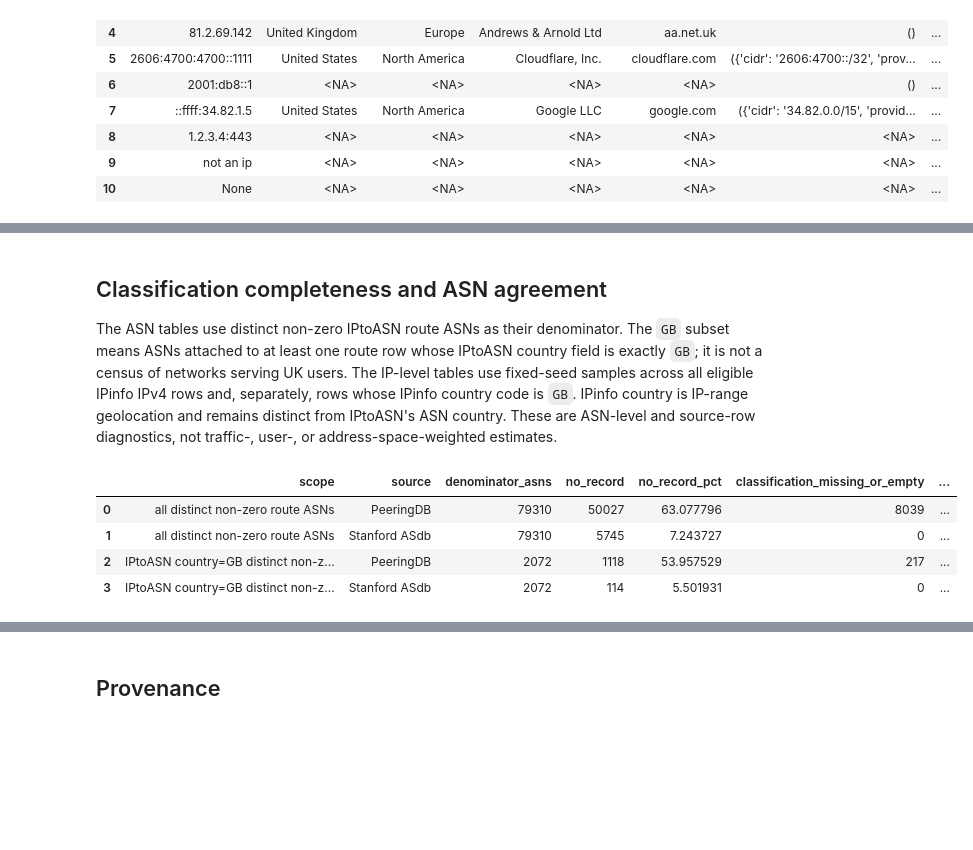
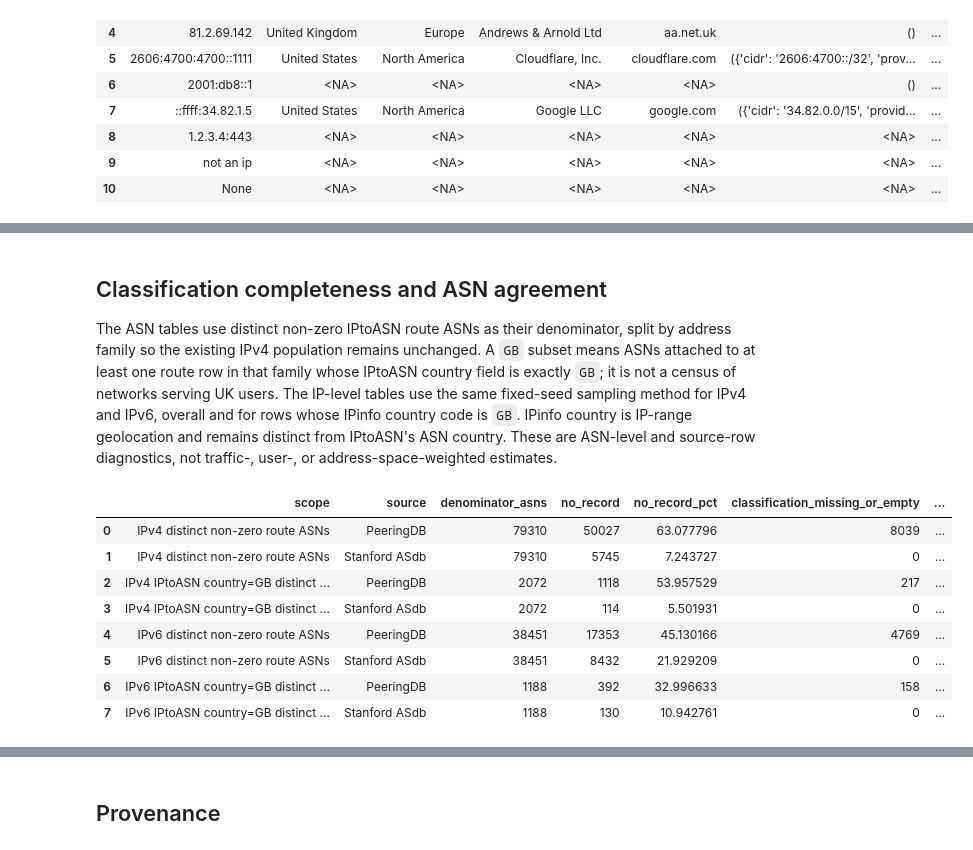
Before and after one commit to clearbranch/openbotrisk, a Jupyter notebook: notebooks/public_ip_enrichment_demo.ipynb, the cells around one changed output, grey strips where cells are left out. Drawn from its saved outputs; the diff is of its cells as text; code cells hidden in the pictures; blank space fills up the shorter version.

```diff
--- a/notebooks/public_ip_enrichment_demo.ipynb
+++ b/notebooks/public_ip_enrichment_demo.ipynb
@@ -59,7 +59,7 @@ def peeringdb_generation_time(path):
     )
 
 source_specs = [
-    {"key": "route", "source": "IPtoASN", "path": IPTOASN_PATH, "url": "https://iptoasn.com/data/ip2asn-combined.tsv.gz", "schema": "start, end, ASN, country code, description", "prior_use": "route origin/name/country", "source_updated_at": None},
+    {"key": "route", "source": "IPtoASN", "path": IPTOASN_PATH, "url": "https://iptoasn.com/data/ip2asn-combined.tsv.gz", "schema": "IPv4/IPv6 start, end, ASN, country code, description", "prior_use": "route origin/name/country", "source_updated_at": None},
     {"key": "peeringdb", "source": "PeeringDB", "path": PEERINGDB_PATH, "url": "https://www.peeringdb.com/api/net", "schema": "API network rows: ASN, name, info_types, website, scope, updated", "prior_use": "exploratory inspection only", "source_updated_at": peeringdb_generation_time(PEERINGDB_PATH)},
     {"key": "ipinfo", "source": "IPinfo Lite", "path": IPINFO_PATH, "url": "https://ipinfo.io/developers/ipinfo-lite-database", "schema": "network, country/code, continent/code, ASN, AS name/domain", "prior_use": "exploratory inspection only", "source_updated_at": None},
     {"key": "providers", "source": "rezmoss aggregate", "path": RAW / "rezmoss_all_providers.json", "url": "https://raw.githubusercontent.com/rezmoss/cloud-provider-ip-addresses/main/all_providers/all_providers.json", "schema": "CIDR, IP version, provider, service, region, last_updated", "prior_use": "provider name only", "source_updated_at": None},
@@ -159,3 +159,15 @@ source_inventory
 | 6 | X4BNet datacentre IPv4 | data/raw/ip-enrichment/2026-10-25... | newline-delimited IPv4 CIDRs | integrated | None | 2026-10-25T10:54:43+00:00 | None | 2026-10-25T10:54:43+00:00 | datacentre range flag |
 | 7 | bad-asn-list | data/raw/ip-enrichment/2026-10-25... | ASN and maintainer label CSV | integrated | None | 2026-10-25T10:54:51+00:00 | None | 2026-10-25T10:54:51+00:00 | hosting-ASN heuristic |
 | 8 | Tor bulk exit list | data/raw/ip-enrichment/2026-10-25... | newline-delimited exit IP addresses | integrated | None | 2026-10-25T10:54:51+00:00 | None | 2026-10-25T10:54:51+00:00 | dated exact-address flag |
+# %%
+#| label: route-family-inventory
+route_family_rows = []
+for ip_version in (4, 6):
+    if route is None:
+        route_family_rows.append({"family": f"IPv{ip_version}", "route_rows": pd.NA, "nonzero_route_rows": pd.NA, "distinct_nonzero_asns": pd.NA, "status": "unavailable", "reason": "IPtoASN route source unavailable"})
+        continue
+    family = route.version == ip_version
+    nonzero = family & (route.asn != 0)
+    route_family_rows.append({"family": f"IPv{ip_version}", "route_rows": int(family.sum()), "nonzero_route_rows": int(nonzero.sum()), "distinct_nonzero_asns": int(pd.Series(route.asn[nonzero]).nunique()), "status": "available", "reason": None})
+route_family_inventory = pd.DataFrame(route_family_rows)
+route_family_inventory
@@ -325,13 +352,13 @@ Name: NA share, dtype: float64
 # %% [markdown]
 ## Classification completeness and ASN agreement
 
-The ASN tables use distinct non-zero IPtoASN route ASNs as their denominator. The `GB` subset means ASNs attached to at least one route row whose IPtoASN country field is exactly `GB`; it is not a census of networks serving UK users. The IP-level tables use fixed-seed samples across all eligible IPinfo IPv4 rows and, separately, rows whose IPinfo country code is `GB`. IPinfo country is IP-range geolocation and remains distinct from IPtoASN's ASN country. These are ASN-level and source-row diagnostics, not traffic-, user-, or address-space-weighted estimates.
+The ASN tables use distinct non-zero IPtoASN route ASNs as their denominator, split by address family so the existing IPv4 population remains unchanged. A `GB` subset means ASNs attached to at least one route row in that family whose IPtoASN country field is exactly `GB`; it is not a census of networks serving UK users. The IP-level tables use the same fixed-seed sampling method for IPv4 and IPv6, overall and for rows whose IPinfo country code is `GB`. IPinfo country is IP-range geolocation and remains distinct from IPtoASN's ASN country. These are ASN-level and source-row diagnostics, not traffic-, user-, or address-space-weighted estimates.
 # %%
 #| label: asn-classification-coverage
-def route_asn_subset(country=None):
+def route_asn_subset(ip_version, country=None):
     if route is None:
         return None
-    mask = route.asn != 0
+    mask = (route.version == ip_version) & (route.asn != 0)
     if country is not None:
         mask &= route.country == country
     return pd.Series(pd.array(pd.unique(route.asn[mask]), dtype="Int64"))
@@ -342,39 +369,45 @@ def pct(count, denominator):
 def classification_row(scope, asns, source, table, classification_field):
     empty = {"scope": scope, "source": source, "denominator_asns": pd.NA, "no_record": pd.NA, "no_record_pct": pd.NA, "classification_missing_or_empty": pd.NA, "classification_missing_or_empty_pct": pd.NA, "usable_classification": pd.NA, "usable_classification_pct": pd.NA}
     if asns is None:
         return {**empty, "status": "unavailable", "reason": "IPtoASN route source unavailable"}
     denominator = len(asns)
     if table is None:
         return {**empty, "denominator_asns": denominator, "status": "unavailable", "reason": f"{source} source unavailable"}
     if denominator == 0:
         return {**empty, "denominator_asns": 0, "status": "unavailable", "reason": "no eligible route ASNs"}
     present = table.record_presence(asns).eq(True)
     joined = table.lookup(asns)
     usable = joined[classification_field].map(lambda value: value is not pd.NA and value is not None and len(value) > 0)
     no_record = int((~present).sum())
     missing = int((present & ~usable).sum())
     usable_count = int((present & usable).sum())
     return {**empty, "denominator_asns": denominator, "no_record": no_record, "no_record_pct": pct(no_record, denominator), "classification_missing_or_empty": missing, "classification_missing_or_empty_pct": pct(missing, denominator), "usable_classification": usable_count, "usable_classification_pct": pct(usable_count, denominator), "status": "available", "reason": None}
 
 route_asn_scopes = {
-    "all distinct non-zero route ASNs": route_asn_subset(),
-    "IPtoASN country=GB distinct non-zero route ASNs": route_asn_subset("GB"),
+    "IPv4 distinct non-zero route ASNs": route_asn_subset(4),
+    "IPv4 IPtoASN country=GB distinct non-zero route ASNs": route_asn_subset(4, "GB"),
+    "IPv6 distinct non-zero route ASNs": route_asn_subset(6),
+    "IPv6 IPtoASN country=GB distinct non-zero route ASNs": route_asn_subset(6, "GB"),
 }
 asn_classification_coverage = pd.DataFrame([
     classification_row(scope, asns, source, table, field)
     for scope, asns in route_asn_scopes.items()
     for source, table, field in [
         ("PeeringDB", peeringdb, "peeringdb_info_types"),
         ("Stanford ASdb", asdb, "asdb_category_pairs"),
     ]
 ])
 asn_classification_coverage
 # %% [output]
 |  | scope | source | denominator_asns | no_record | no_record_pct | classification_missing_or_empty | ... |
-| 0 | all distinct non-zero route ASNs | PeeringDB | 79310 | 50027 | 63.077796 | 8039 | ... |
-| 1 | all distinct non-zero route ASNs | Stanford ASdb | 79310 | 5745 | 7.243727 | 0 | ... |
-| 2 | IPtoASN country=GB distinct non-z... | PeeringDB | 2072 | 1118 | 53.957529 | 217 | ... |
-| 3 | IPtoASN country=GB distinct non-z... | Stanford ASdb | 2072 | 114 | 5.501931 | 0 | ... |
+| 0 | IPv4 distinct non-zero route ASNs | PeeringDB | 79310 | 50027 | 63.077796 | 8039 | ... |
+| 1 | IPv4 distinct non-zero route ASNs | Stanford ASdb | 79310 | 5745 | 7.243727 | 0 | ... |
+| 2 | IPv4 IPtoASN country=GB distinct ... | PeeringDB | 2072 | 1118 | 53.957529 | 217 | ... |
+| 3 | IPv4 IPtoASN country=GB distinct ... | Stanford ASdb | 2072 | 114 | 5.501931 | 0 | ... |
+| 4 | IPv6 distinct non-zero route ASNs | PeeringDB | 38451 | 17353 | 45.130166 | 4769 | ... |
+| 5 | IPv6 distinct non-zero route ASNs | Stanford ASdb | 38451 | 8432 | 21.929209 | 0 | ... |
+| 6 | IPv6 IPtoASN country=GB distinct ... | PeeringDB | 1188 | 392 | 32.996633 | 158 | ... |
+| 7 | IPv6 IPtoASN country=GB distinct ... | Stanford ASdb | 1188 | 130 | 10.942761 | 0 | ... |
 # %%
 #| label: ip-sample-summary
 ipinfo_source_rows = (
```
Also changed, not shown: parts of 9 cells of this notebook, 3 other files.
